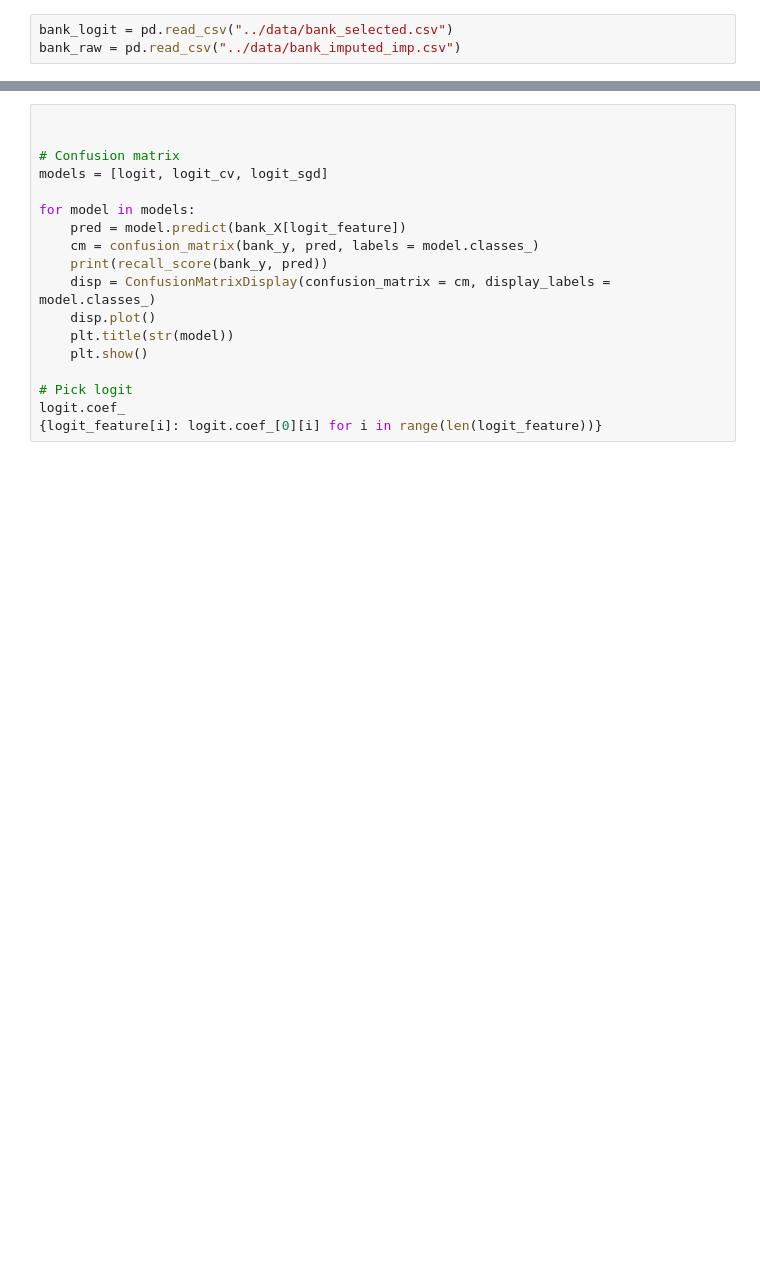
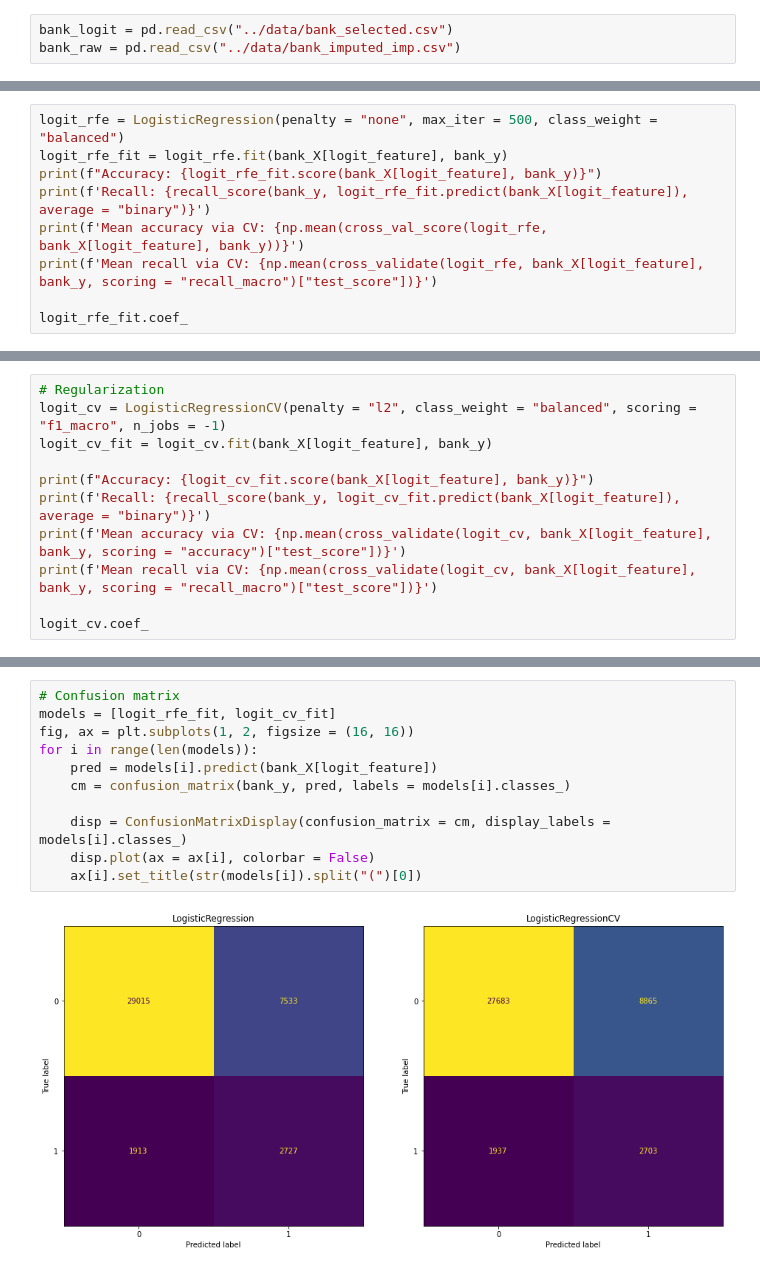
Before and after one commit to JumpyJumpy/Portuguese_Bank_Marketing_Data_Set, a Jupyter notebook: code/fitting model.ipynb, the cells around one changed output, grey strips where cells are left out. Cells and saved outputs as stored; diff of their text form; blank space fills up the shorter version.

```diff
--- a/code/fitting model.ipynb
+++ b/code/fitting model.ipynb
@@ -54,0 +38,9 @@ logit.coef_
+# %%
+logit_rfe = LogisticRegression(penalty = "none", max_iter = 500, class_weight = "balanced")
+logit_rfe_fit = logit_rfe.fit(bank_X[logit_feature], bank_y)
+print(f"Accuracy: {logit_rfe_fit.score(bank_X[logit_feature], bank_y)}")
+print(f'Recall: {recall_score(bank_y, logit_rfe_fit.predict(bank_X[logit_feature]), average = "binary")}')
+print(f'Mean accuracy via CV: {np.mean(cross_val_score(logit_rfe, bank_X[logit_feature], bank_y))}')
+print(f'Mean recall via CV: {np.mean(cross_validate(logit_rfe, bank_X[logit_feature], bank_y, scoring = "recall_macro")["test_score"])}')
+
+logit_rfe_fit.coef_
@@ -54,0 +57,11 @@ logit.coef_
+# %%
+# Regularization
+logit_cv = LogisticRegressionCV(penalty = "l2", class_weight = "balanced", scoring = "f1_macro", n_jobs = -1)
+logit_cv_fit = logit_cv.fit(bank_X[logit_feature], bank_y)
+
+print(f"Accuracy: {logit_cv_fit.score(bank_X[logit_feature], bank_y)}")
+print(f'Recall: {recall_score(bank_y, logit_cv_fit.predict(bank_X[logit_feature]), average = "binary")}')
+print(f'Mean accuracy via CV: {np.mean(cross_validate(logit_cv, bank_X[logit_feature], bank_y, scoring = "accuracy")["test_score"])}')
+print(f'Mean recall via CV: {np.mean(cross_validate(logit_cv, bank_X[logit_feature], bank_y, scoring = "recall_macro")["test_score"])}')
+
+logit_cv.coef_
@@ -55,18 +78,13 @@ logit.coef_
 # %%
+# Confusion matrix
+models = [logit_rfe_fit, logit_cv_fit]
+fig, ax = plt.subplots(1, 2, figsize = (16, 16))
+for i in range(len(models)):
+    pred = models[i].predict(bank_X[logit_feature])
+    cm = confusion_matrix(bank_y, pred, labels = models[i].classes_)
 
-
-# Confusion matrix
-models = [logit, logit_cv, logit_sgd]
-
-for model in models:
-    pred = model.predict(bank_X[logit_feature])
-    cm = confusion_matrix(bank_y, pred, labels = model.classes_)
-    print(recall_score(bank_y, pred))
-    disp = ConfusionMatrixDisplay(confusion_matrix = cm, display_labels = model.classes_)
-    disp.plot()
-    plt.title(str(model))
-    plt.show()
-
-# Pick logit
-logit.coef_
-{logit_feature[i]: logit.coef_[0][i] for i in range(len(logit_feature))}
+    disp = ConfusionMatrixDisplay(confusion_matrix = cm, display_labels = models[i].classes_)
+    disp.plot(ax = ax[i], colorbar = False)
+    ax[i].set_title(str(models[i]).split("(")[0])
+# %% [output]
+[figure, added]
```
Also changed, not shown: parts of 19 cells of this notebook, 3 other files.
